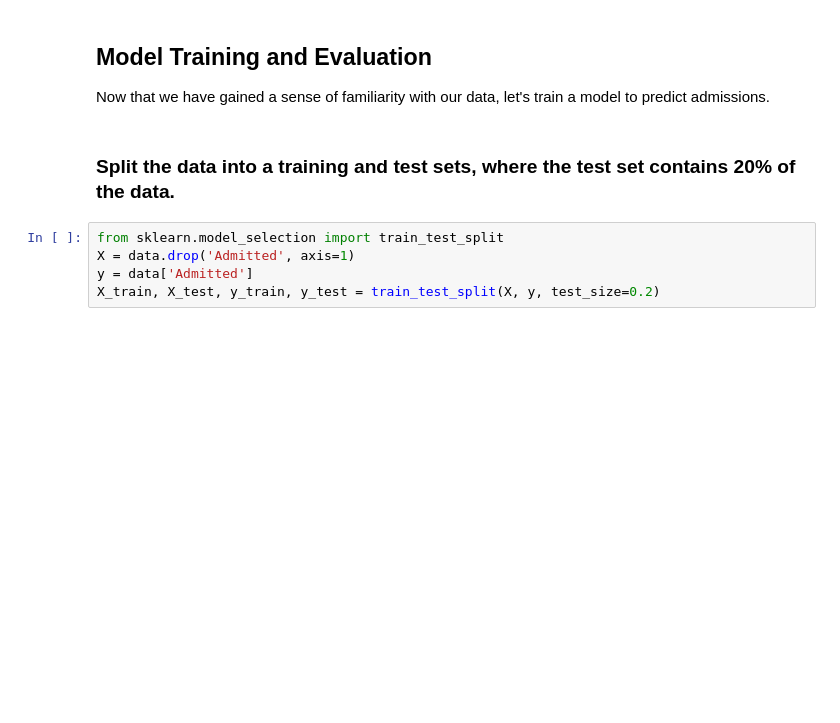
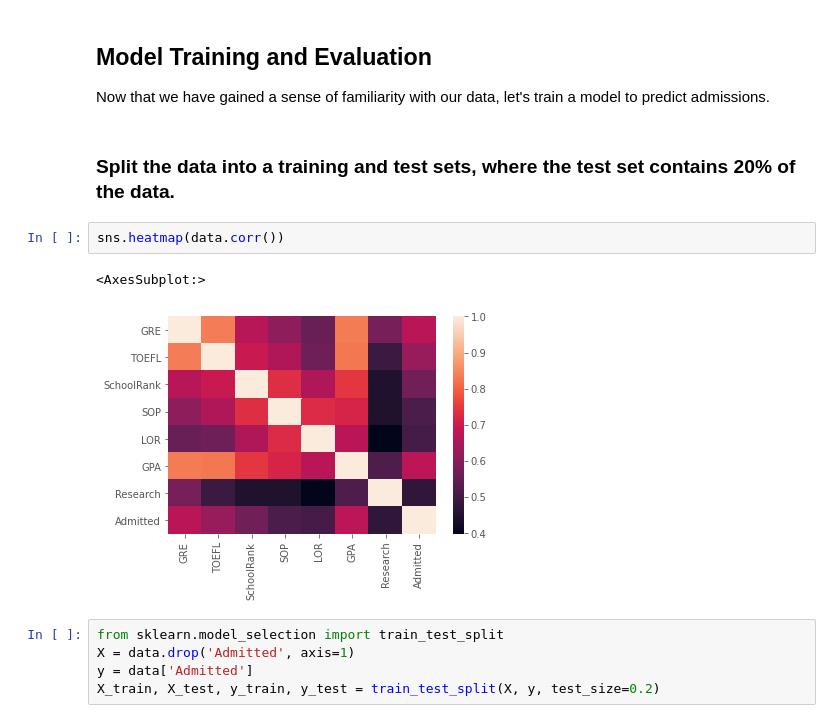
Before and after one commit to thinkful-dsi-grackle/dsi7_student_pair_work, a Jupyter notebook: week07_knn_svm_gradient/2_tuesday/Heath_Day_32_Lecture_2_Assignment.ipynb, the cells around one changed output. Drawn from its saved outputs; the diff is of its cells as text; blank space fills up the shorter version.

```diff
--- a/week07_knn_svm_gradient/2_tuesday/Heath_Day_32_Lecture_2_Assignment.ipynb
+++ b/week07_knn_svm_gradient/2_tuesday/Heath_Day_32_Lecture_2_Assignment.ipynb
@@ -135,6 +135,11 @@ plt.show()
 Now that we have gained a sense of familiarity with our data, let's train a model to predict admissions.
 # %% [markdown]
 ### Split the data into a training and test sets, where the test set contains 20% of the data.
+# %%
+sns.heatmap(data.corr())
+# %% [output]
+<AxesSubplot:>
+[figure, added]
 # %%
 from sklearn.model_selection import train_test_split
 X = data.drop('Admitted', axis=1)
```
Also changed, not shown: parts of 3 cells of this notebook.
